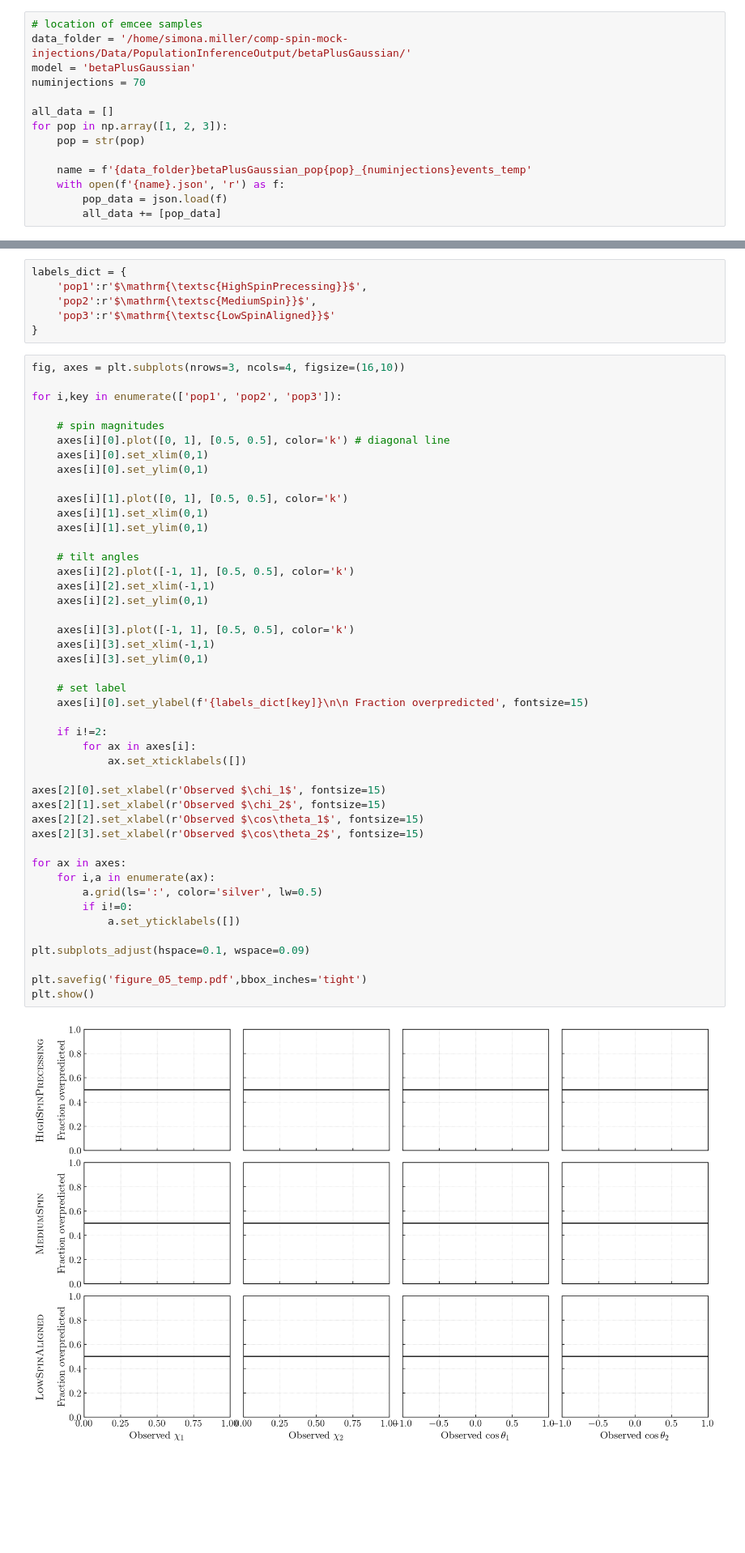
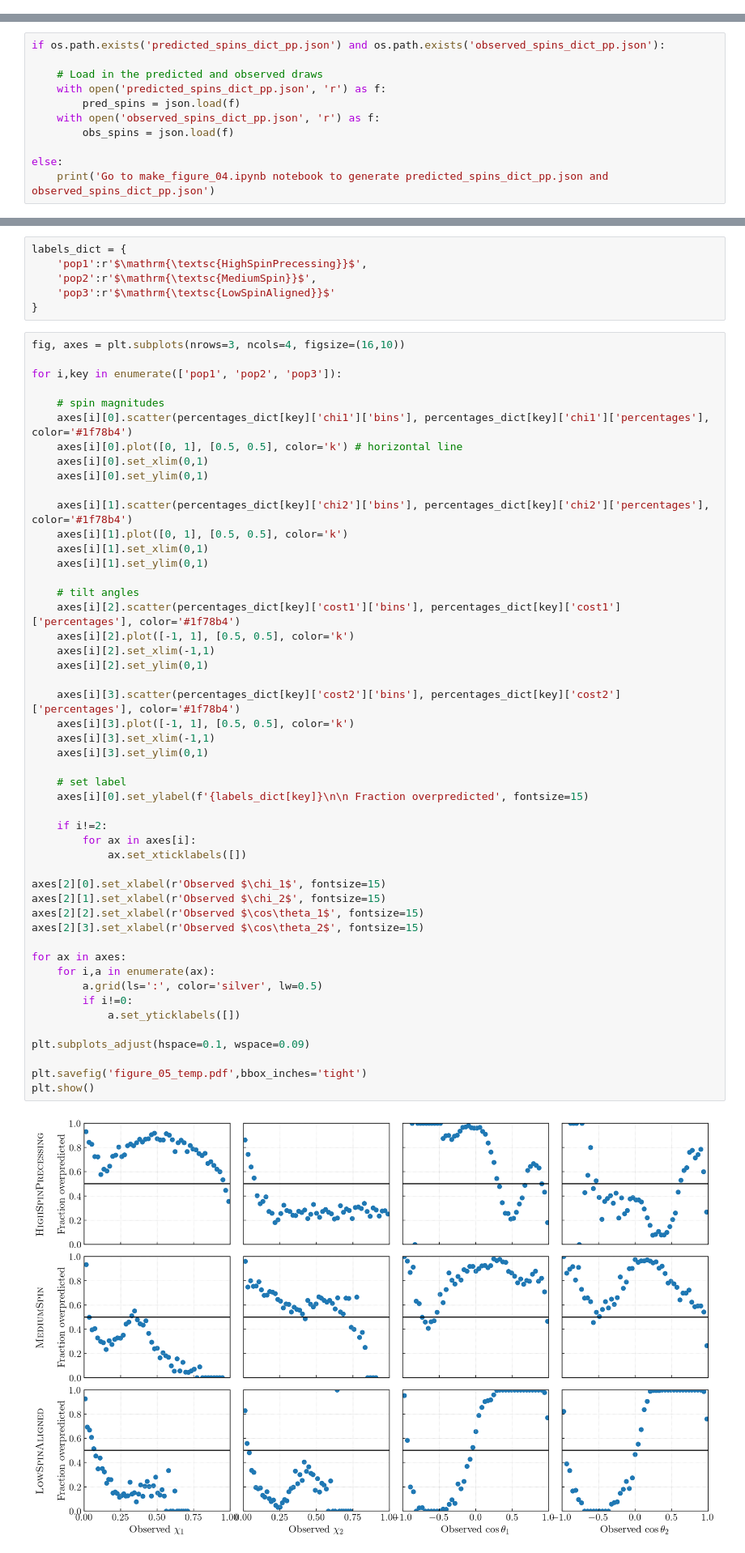
Before and after one commit to zoekko/comp-spin-mock-injections, a Jupyter notebook: Figures/make_figure_05.ipynb, the cells around one changed output, grey strips where cells are left out. Shown at 81% size. Saved outputs shown, nothing was run; the diff lists cells and outputs as text; blank space fills up the shorter version.

```diff
--- a/Figures/make_figure_05.ipynb
+++ b/Figures/make_figure_05.ipynb
@@ -29,14 +24,0 @@ from drawChiEff import *
-# %%
-# location of emcee samples
-data_folder = '/home/simona.miller/comp-spin-mock-injections/Data/PopulationInferenceOutput/betaPlusGaussian/'
-model = 'betaPlusGaussian'
-numinjections = 70
-
-all_data = []
-for pop in np.array([1, 2, 3]):
-    pop = str(pop)
-
-    name = f'{data_folder}betaPlusGaussian_pop{pop}_{numinjections}events_temp'
-    with open(f'{name}.json', 'r') as f:
-        pop_data = json.load(f)
-        all_data += [pop_data]
@@ -394,0 +29,11 @@ plt.show()
+# %%
+if os.path.exists('predicted_spins_dict_pp.json') and os.path.exists('observed_spins_dict_pp.json'):
+
+    # Load in the predicted and observed draws
+    with open('predicted_spins_dict_pp.json', 'r') as f:
+        pred_spins = json.load(f)
+    with open('observed_spins_dict_pp.json', 'r') as f:
+        obs_spins = json.load(f)
+
+else:
+    print('Go to make_figure_04.ipynb notebook to generate predicted_spins_dict_pp.json and observed_spins_dict_pp.json')
@@ -406,44 +96,48 @@ fig, axes = plt.subplots(nrows=3, ncols=4, figsize=(16,10))
 for i,key in enumerate(['pop1', 'pop2', 'pop3']):
 
     # spin magnitudes
-    axes[i][0].plot([0, 1], [0.5, 0.5], color='k') # diagonal line
+    axes[i][0].scatter(percentages_dict[key]['chi1']['bins'], percentages_dict[key]['chi1']['percentages'], color='#1f78b4')
+    axes[i][0].plot([0, 1], [0.5, 0.5], color='k') # horizontal line
     axes[i][0].set_xlim(0,1)
     axes[i][0].set_ylim(0,1)
 
+    axes[i][1].scatter(percentages_dict[key]['chi2']['bins'], percentages_dict[key]['chi2']['percentages'], color='#1f78b4')
     axes[i][1].plot([0, 1], [0.5, 0.5], color='k')
     axes[i][1].set_xlim(0,1)
     axes[i][1].set_ylim(0,1)
 
     # tilt angles
+    axes[i][2].scatter(percentages_dict[key]['cost1']['bins'], percentages_dict[key]['cost1']['percentages'], color='#1f78b4')
     axes[i][2].plot([-1, 1], [0.5, 0.5], color='k')
     axes[i][2].set_xlim(-1,1)
     axes[i][2].set_ylim(0,1)
 
+    axes[i][3].scatter(percentages_dict[key]['cost2']['bins'], percentages_dict[key]['cost2']['percentages'], color='#1f78b4')
     axes[i][3].plot([-1, 1], [0.5, 0.5], color='k')
     axes[i][3].set_xlim(-1,1)
     axes[i][3].set_ylim(0,1)
 
     # set label
     axes[i][0].set_ylabel(f'{labels_dict[key]}\n\n Fraction overpredicted', fontsize=15)
 
     if i!=2:
         for ax in axes[i]:
             ax.set_xticklabels([])
 
 axes[2][0].set_xlabel(r'Observed $\chi_1$', fontsize=15)
 axes[2][1].set_xlabel(r'Observed $\chi_2$', fontsize=15)
 axes[2][2].set_xlabel(r'Observed $\cos\theta_1$', fontsize=15)
 axes[2][3].set_xlabel(r'Observed $\cos\theta_2$', fontsize=15)
 
 for ax in axes:
     for i,a in enumerate(ax):
         a.grid(ls=':', color='silver', lw=0.5)
         if i!=0:
             a.set_yticklabels([])
 
 plt.subplots_adjust(hspace=0.1, wspace=0.09)
 
 plt.savefig('figure_05_temp.pdf',bbox_inches='tight')
 plt.show()
 # %% [output]
-[figure, old version]
+[figure, new version]
```
Also changed, not shown: parts of 11 cells of this notebook, 6 other files.
